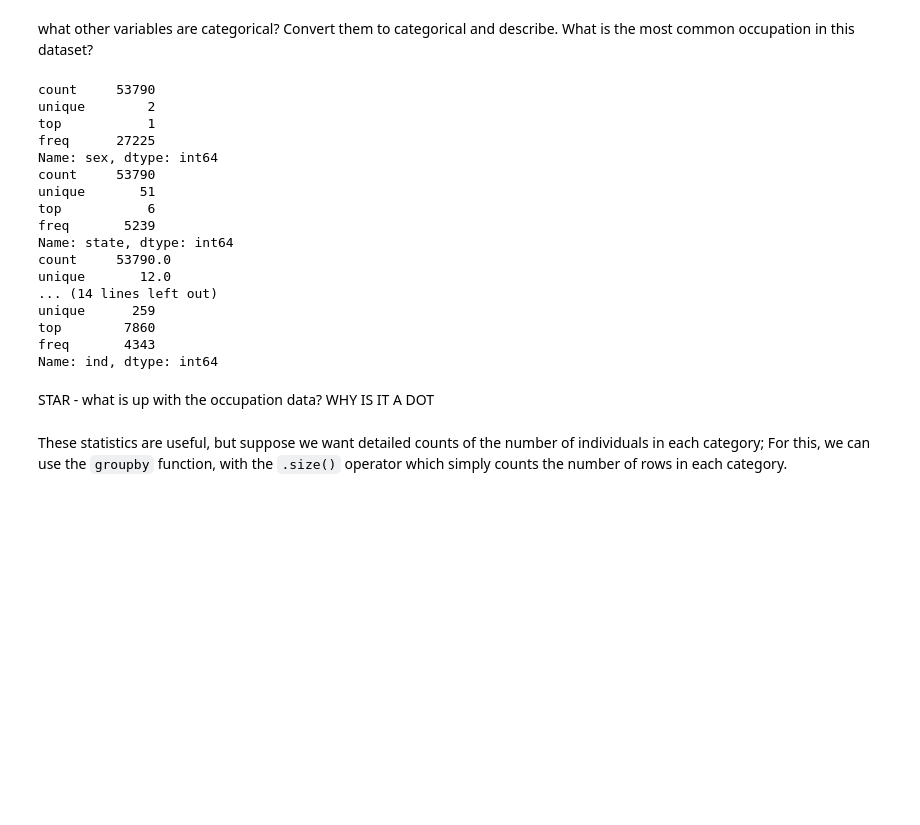
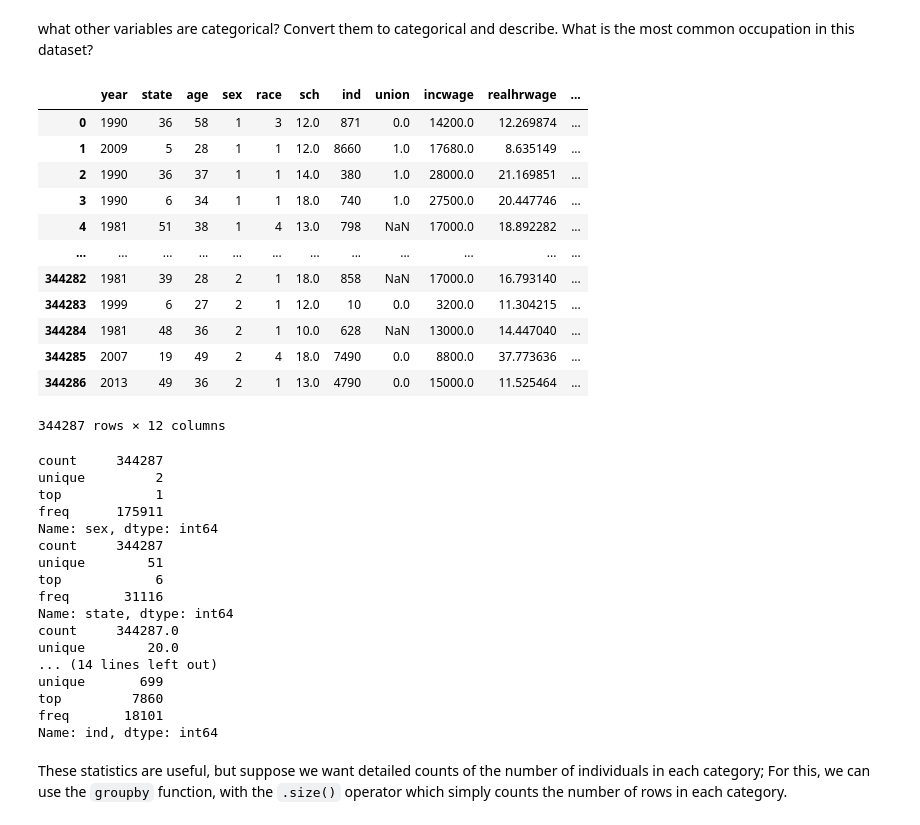
Before and after one commit to nyreemarsh/QM2, a Jupyter notebook: notebooks/W05. Distributions and Basic Statistics.ipynb, the cells around one changed output. Saved outputs shown, nothing was run; the diff lists cells and outputs as text; code cells hidden in the pictures; blank space fills up the shorter version.

```diff
--- a/notebooks/W05. Distributions and Basic Statistics.ipynb
+++ b/notebooks/W05. Distributions and Basic Statistics.ipynb
@@ -194,9 +193,25 @@ freq      240382
 Name: race, dtype: int64
 # %% [markdown]
 what other variables are categorical? Convert them to categorical and describe. What is the most common occupation in this dataset?
+# %%
+df.replace('.', np.NaN)
+# %% [output]
+|  | year | state | age | sex | race | sch | ind | union | incwage | realhrwage | ... |
+| 0 | 1990 | 36 | 58 | 1 | 3 | 12.0 | 871 | 0.0 | 14200.0 | 12.269874 | ... |
+| 1 | 2009 | 5 | 28 | 1 | 1 | 12.0 | 8660 | 1.0 | 17680.0 | 8.635149 | ... |
+| 2 | 1990 | 36 | 37 | 1 | 1 | 14.0 | 380 | 1.0 | 28000.0 | 21.169851 | ... |
+| 3 | 1990 | 6 | 34 | 1 | 1 | 18.0 | 740 | 1.0 | 27500.0 | 20.447746 | ... |
+| 4 | 1981 | 51 | 38 | 1 | 4 | 13.0 | 798 | NaN | 17000.0 | 18.892282 | ... |
+| ... | ... | ... | ... | ... | ... | ... | ... | ... | ... | ... | ... |
+| 344282 | 1981 | 39 | 28 | 2 | 1 | 18.0 | 858 | NaN | 17000.0 | 16.793140 | ... |
+| 344283 | 1999 | 6 | 27 | 2 | 1 | 12.0 | 10 | 0.0 | 3200.0 | 11.304215 | ... |
+| 344284 | 1981 | 48 | 36 | 2 | 1 | 10.0 | 628 | NaN | 13000.0 | 14.447040 | ... |
+| 344285 | 2007 | 19 | 49 | 2 | 4 | 18.0 | 7490 | 0.0 | 8800.0 | 37.773636 | ... |
+| 344286 | 2013 | 49 | 36 | 2 | 1 | 13.0 | 4790 | 0.0 | 15000.0 | 11.525464 | ... |
+344287 rows × 12 columns
 # %%
 # convert the variables to categorical and describe
-
+df.replace('?', np.NaN)
 df['sex']=df['sex'].astype('category')
 print(df['sex'].describe())
 
@@ -215,25 +230,23 @@ print(df['occupation'].describe())
 df['ind']=df['ind'].astype('category')
 print(df['ind'].describe())
 # %% [output]
-count     53790
-unique        2
-top           1
-freq      27225
+count     344287
+unique         2
+top            1
+freq      175911
 Name: sex, dtype: int64
-count     53790
-unique       51
-top           6
-freq       5239
+count     344287
+unique        51
+top            6
+freq       31116
 Name: state, dtype: int64
-count     53790.0
-unique       12.0
+count     344287.0
+unique        20.0
 ... (14 lines left out)
-unique      259
-top        7860
-freq       4343
+unique       699
+top         7860
+freq       18101
 Name: ind, dtype: int64
-# %% [markdown]
-STAR - what is up with the occupation data? WHY IS IT A DOT
 # %% [markdown]
 These statistics are useful, but suppose we want detailed counts of the number of individuals in each category; For this, we can use the `groupby` function, with the `.size()` operator which simply counts the number of rows in each category.
 # %%
```
Also changed, not shown: parts of 13 cells of this notebook.
